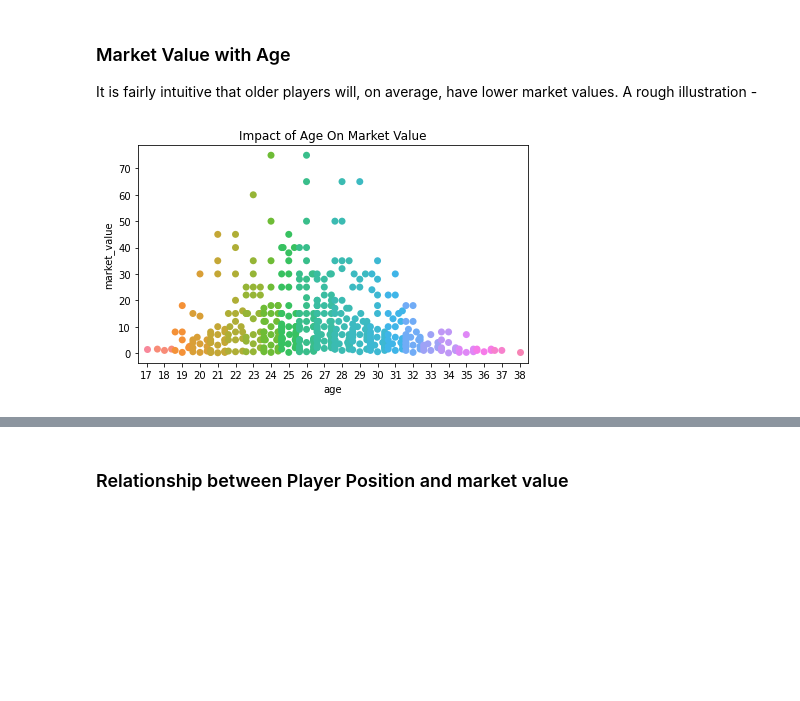
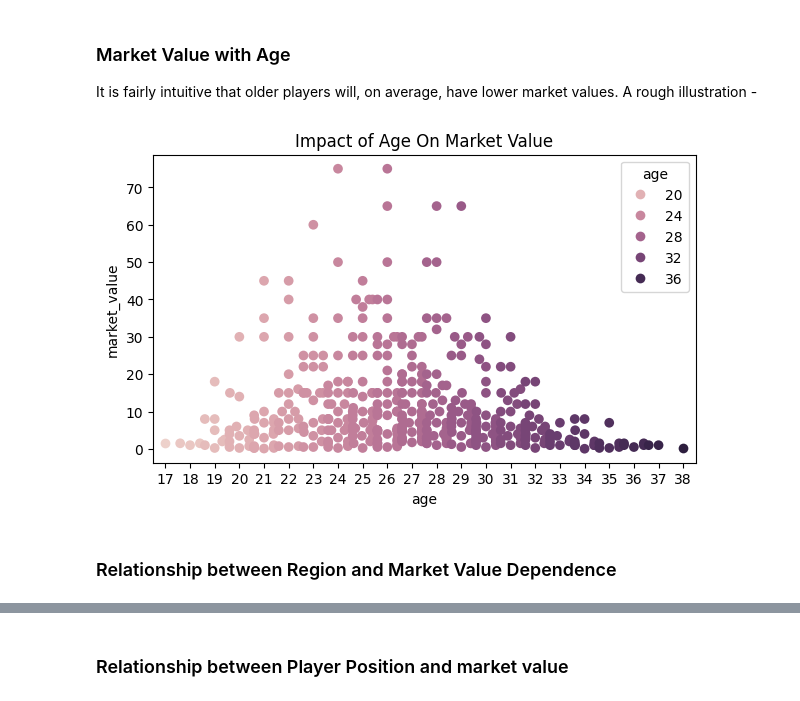
Before and after one commit to guneet-kohli/FB-Player, a Jupyter notebook: FB-Player.ipynb, the cells around one changed output, grey strips where cells are left out. Cells and saved outputs as stored; diff of their text form; code cells hidden in the pictures; blank space fills up the shorter version.

```diff
--- a/FB-Player.ipynb
+++ b/FB-Player.ipynb
@@ -47,7 +45,7 @@ import pandas as pd
 import numpy as np
 import matplotlib.pyplot as plt
 # %%
-fb=pd.read_csv('C:\\Users\\gunee\\Downloads\\football.csv')
+fb=pd.read_csv('//Users//guneetkohli//Desktop//Football Player Price Prediction//football 8 sem.csv')
 # %%
 fb.head()
 # %% [output]
@@ -97,14 +104,18 @@ despite the fact that FPL valuation is decidedly shorter term, so age would be l
 ### Market Value with Age
 It is fairly intuitive that older players will, on average, have lower market values. A rough illustration -
 # %%
+
 g = sns.swarmplot(x = "age",
               y= 'market_value',
               data = fb,
-              size = 7)
+              size = 7,
+              hue="age", legend=True)
 
 g.figure.set_size_inches(7,4)
 
 plt.title("Impact of Age On Market Value")
 plt.show()
 # %% [output]
-[figure, old version]
+[figure, new version]
+# %% [markdown]
+### Relationship between Region and Market Value Dependence
```
Also changed, not shown: parts of 31 cells of this notebook.
